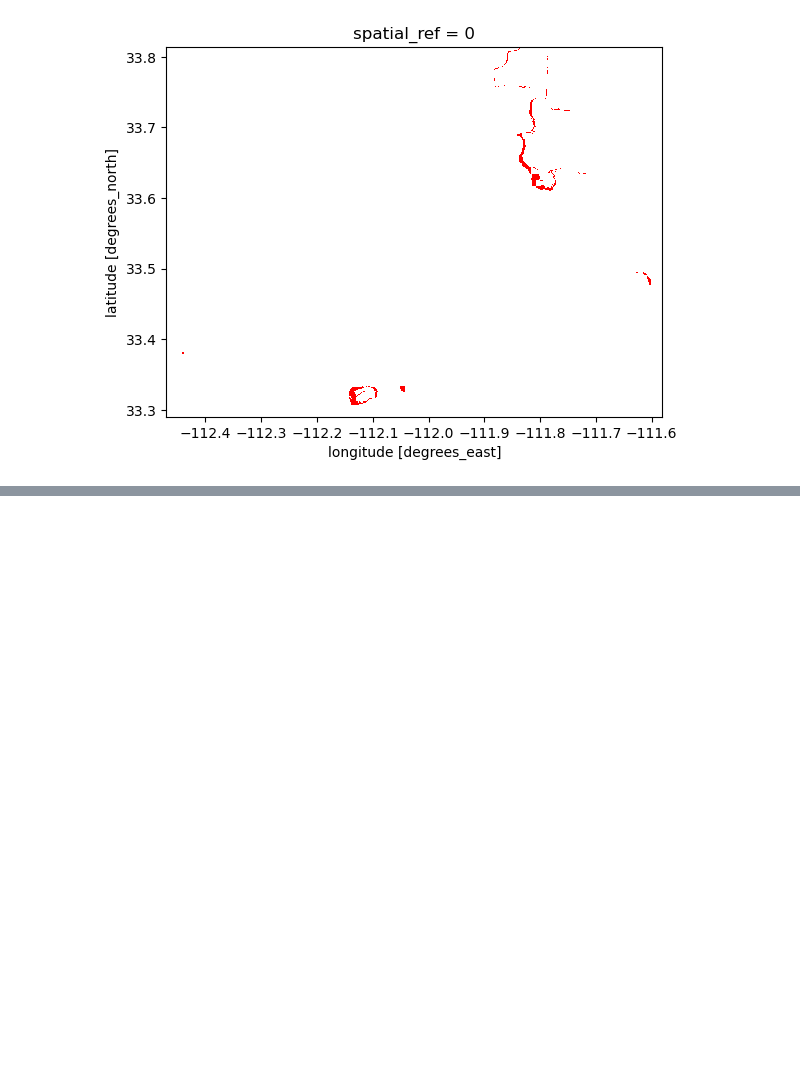
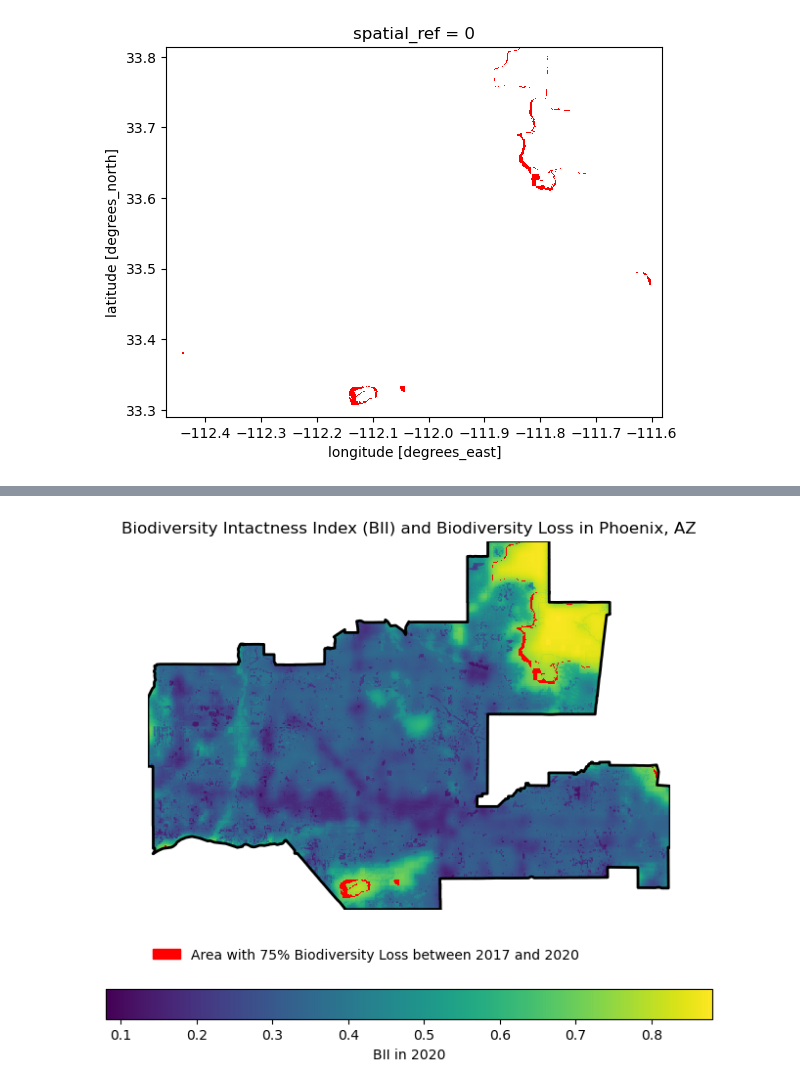
Before and after one commit to jorb1/BII_analysis_phoenix, a Jupyter notebook: BII_analysis.ipynb, the cells around one changed output, grey strips where cells are left out. Saved outputs shown, nothing was run; the diff lists cells and outputs as text; code cells hidden in the pictures; blank space fills up the shorter version.

```diff
--- a/BII_analysis.ipynb
+++ b/BII_analysis.ipynb
@@ -323,0 +329,32 @@ phx_mask.plot(cmap = cmap, add_colorbar = False)
+# %%
+# Initialize plot
+fig, ax = plt.subplots(figsize = (8, 7))
+
+# Remove axes
+ax.axis("off")
+
+# Begin with clipped raster layer
+phx_clip_2020.plot(ax = ax,
+                  cbar_kwargs = {"location": "bottom",
+                                "label": "BII in 2020"})
+# Add mask layer
+phx_mask.plot(ax = ax,
+             cmap = cmap,
+             add_colorbar = False)
+phx_mask_patch = mpatches.Patch(color = "red",
+                      label = "Area with 75% Biodiversity Loss between 2017 and 2020")
+# Add polygon layer
+phoenix.plot(ax = ax,
+            color = "none",
+            edgecolor = "black",
+            linewidth = 2)
+
+# update legend, add in BII loss patch
+ax.legend(handles = [phx_mask_patch],
+          frameon = False,
+          bbox_to_anchor = (0.85, -0.07))
+ax.set_title("Biodiversity Intactness Index (BII) and Biodiversity Loss in Phoenix, AZ")
+
+plt.show()
+# %% [output]
+[figure, added]
```
Also changed, not shown: parts of 2 cells of this notebook.
